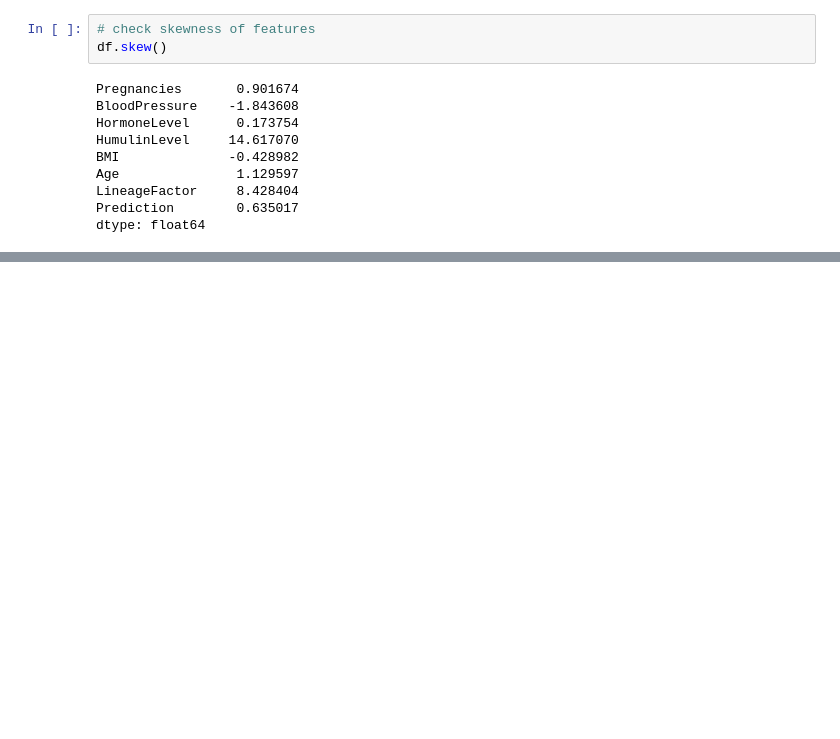
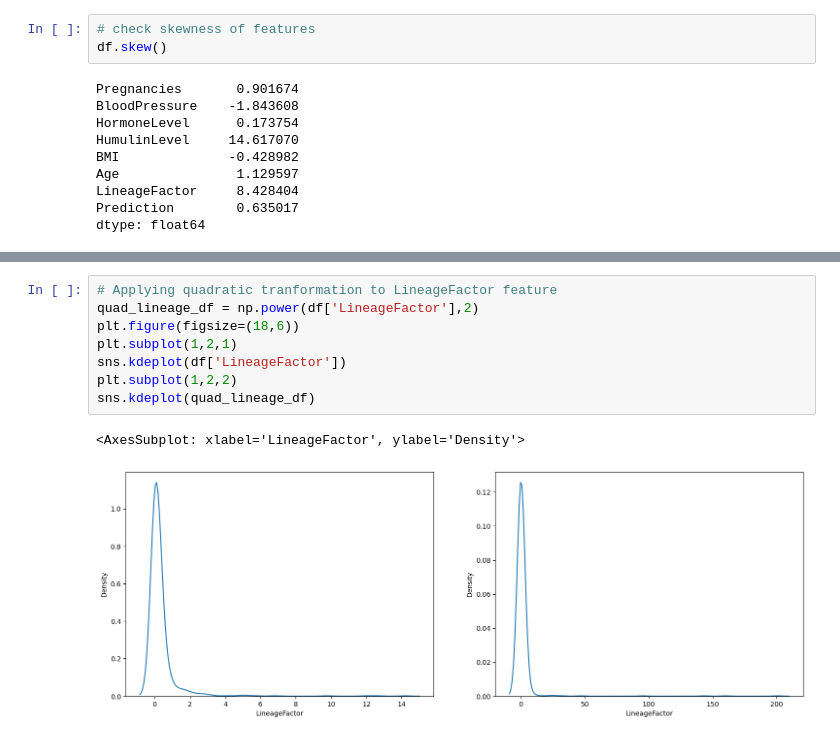
Before and after one commit to yashpaneliya/CS60050-Machine-Learning, a Jupyter notebook: P1/Polydipsia Prediction.ipynb, the cells around one changed output, grey strips where cells are left out. Cells and saved outputs as stored; diff of their text form; blank space fills up the shorter version.

```diff
--- a/P1/Polydipsia Prediction.ipynb
+++ b/P1/Polydipsia Prediction.ipynb
@@ -481,0 +549,11 @@ dtype: float64
+# %%
+# Applying quadratic tranformation to LineageFactor feature
+quad_lineage_df = np.power(df['LineageFactor'],2)
+plt.figure(figsize=(18,6))
+plt.subplot(1,2,1)
+sns.kdeplot(df['LineageFactor'])
+plt.subplot(1,2,2)
+sns.kdeplot(quad_lineage_df)
+# %% [output]
+<AxesSubplot: xlabel='LineageFactor', ylabel='Density'>
+[figure, added]
```
Also changed, not shown: parts of 23 cells of this notebook.
